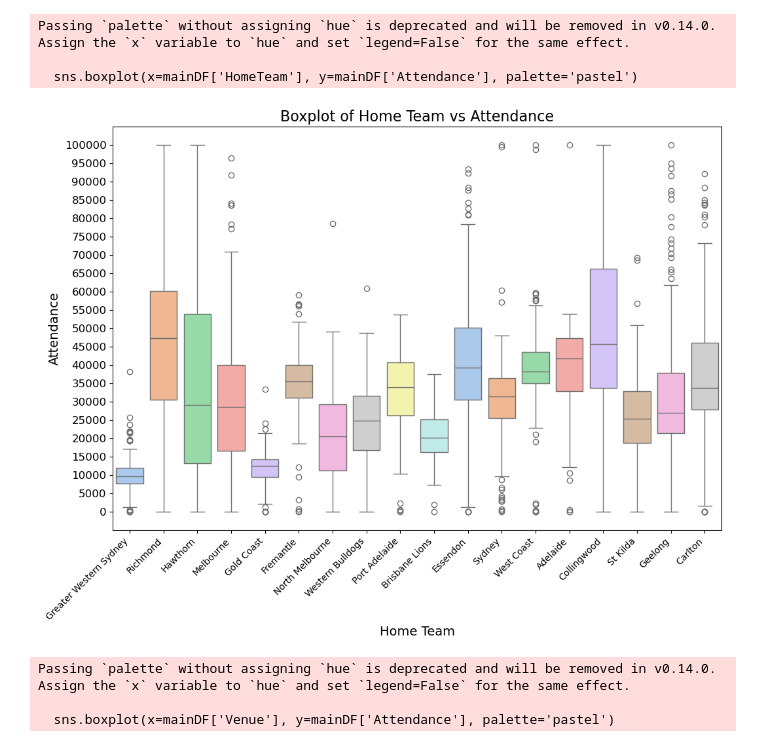
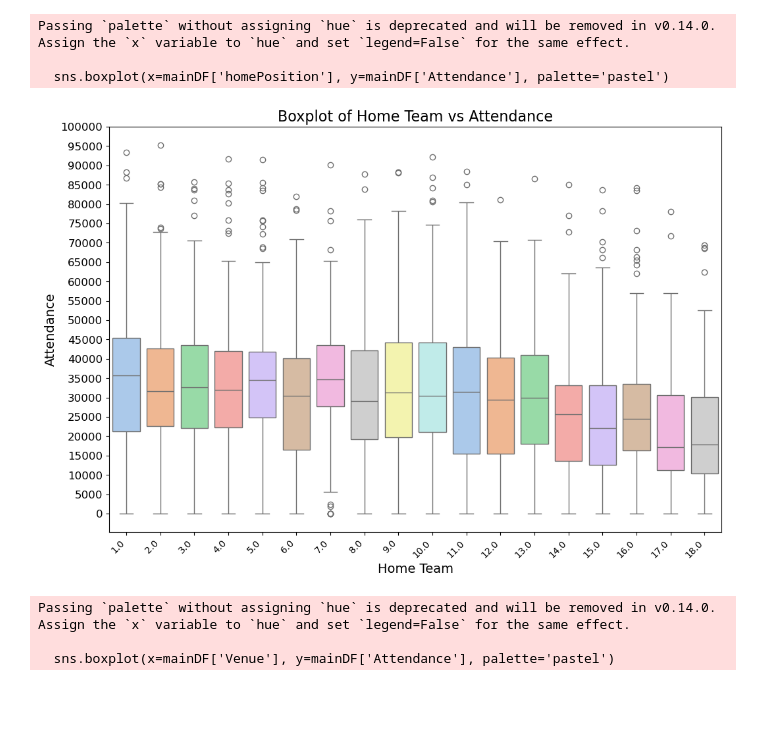
Before and after one commit to Raad42/AflAnalysis-, a Jupyter notebook: notebooks/eda.ipynb, the cells around one changed output. Saved outputs shown, nothing was run; the diff lists cells and outputs as text; code cells hidden in the pictures; blank space fills up the shorter version.

Commit message:
data encoding

```diff
--- a/notebooks/eda.ipynb
+++ b/notebooks/eda.ipynb
@@ -29,3 +24,0 @@ mainDF['Attendance'] = pd.to_numeric(mainDF['Attendance'], errors='coerce')
-# %%
-mainDF = pd.read_csv(r'C:\Users\raadr\OneDrive\Desktop\AflAnalysis-\data\games.csv')
-mainDF.head()
@@ -40,27 +25,30 @@ mainDF.head()
 # %%
+
+mainDF['Attendance'] = mainDF['Attendance'].str.replace(',', '', regex=True)  # Remove commas
+mainDF['Attendance'] = pd.to_numeric(mainDF['Attendance'], errors='coerce')
 
 # Boxplot of Home Team vs Attendance
 plt.figure(figsize=(12, 8))
-sns.boxplot(x=mainDF['HomeTeam'], y=mainDF['Attendance'], palette='pastel')
+sns.boxplot(x=mainDF['homePosition'], y=mainDF['Attendance'], palette='pastel')
 
 plt.title('Boxplot of Home Team vs Attendance', fontsize=16)
 plt.xlabel('Home Team', fontsize=14)
 plt.ylabel('Attendance', fontsize=14)
 
 # Rotate x-axis labels
 plt.xticks(rotation=45, fontsize=10, ha='right')
 
 # Dynamically set y-axis ticks
 max_attendance = mainDF['Attendance'].max()
 plt.yticks(range(0, int(max_attendance) + 1, 5000), fontsize=12)
 
 # Show the plot
 plt.show()
 # %% [output]
 Passing `palette` without assigning `hue` is deprecated and will be removed in v0.14.0. Assign the `x` variable to `hue` and set `legend=False` for the same effect.
 
-  sns.boxplot(x=mainDF['HomeTeam'], y=mainDF['Attendance'], palette='pastel')
+  sns.boxplot(x=mainDF['homePosition'], y=mainDF['Attendance'], palette='pastel')
-[figure, old version]
+[figure, new version]
 # %%
 # Boxplot of Stadium vs Attendance
 plt.figure(figsize=(12, 8))
```
Also changed, not shown: parts of 12 cells of this notebook, 3 other files.
